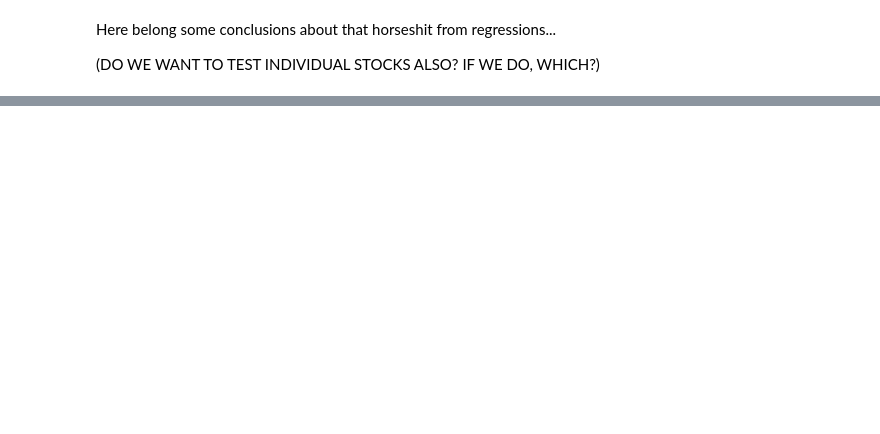
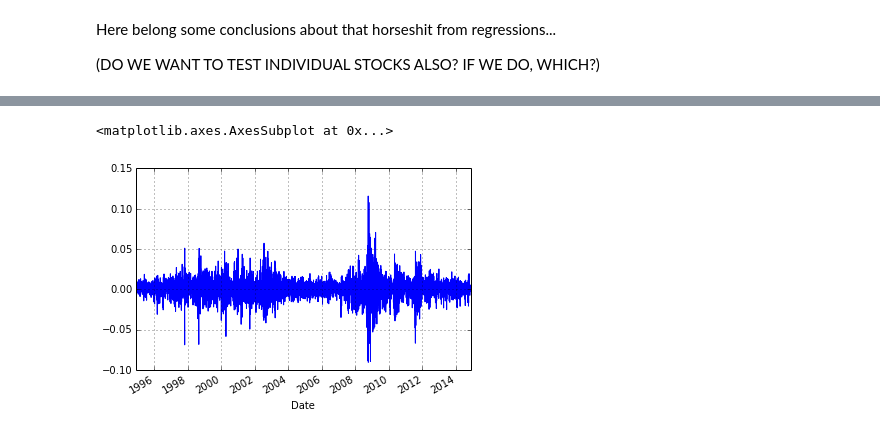
Before and after one commit to ankitvad/ML-FIN, a Jupyter notebook: Testing Random-Walk Hypothesis and related shit.ipynb, the cells around one changed output, grey strips where cells are left out. Cells and saved outputs as stored; diff of their text form; code cells hidden in the pictures; blank space fills up the shorter version.

```diff
--- a/Testing Random-Walk Hypothesis and related shit.ipynb
+++ b/Testing Random-Walk Hypothesis and related shit.ipynb
@@ -191,0 +172,6 @@ Name: Adj Close, dtype: float64)
+# %%
+GSPC_1d_returns = GSPC['Adj Close'].pct_change().dropna()
+GSPC_1d_returns.plot()
+# %% [output]
+<matplotlib.axes.AxesSubplot at 0x...>
+[figure, added]
```
Also changed, not shown: parts of 19 cells of this notebook.
